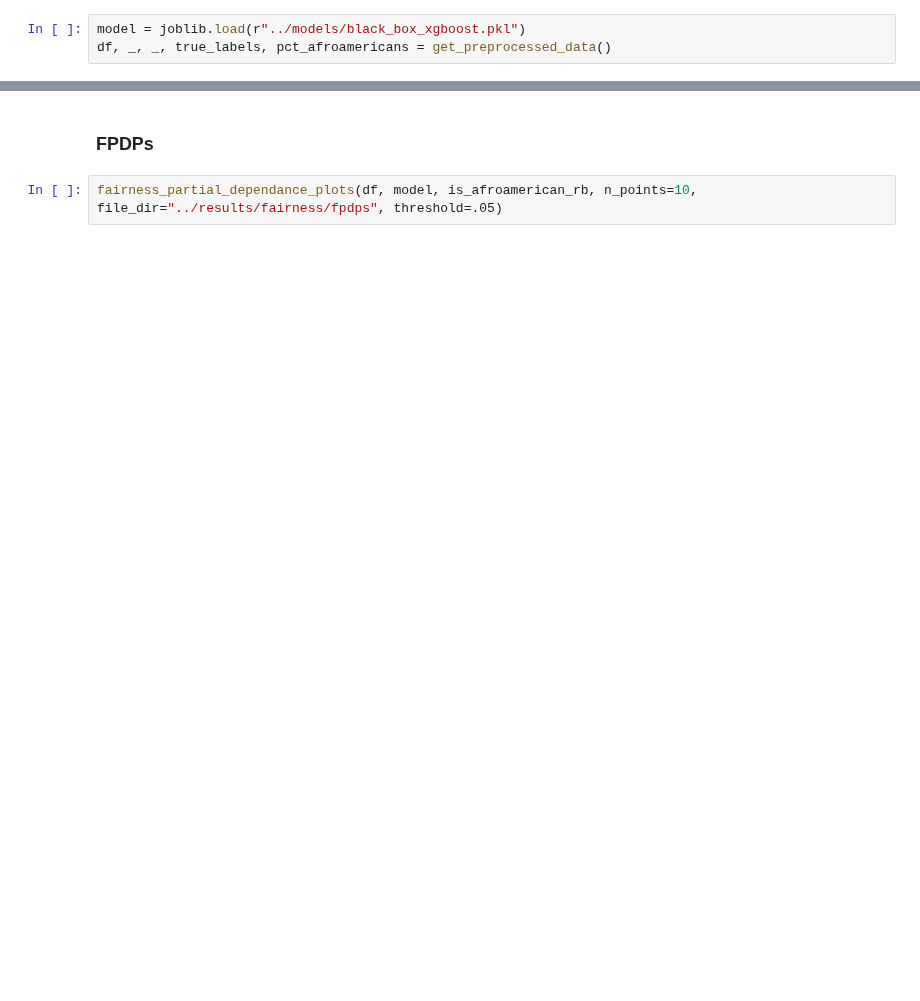
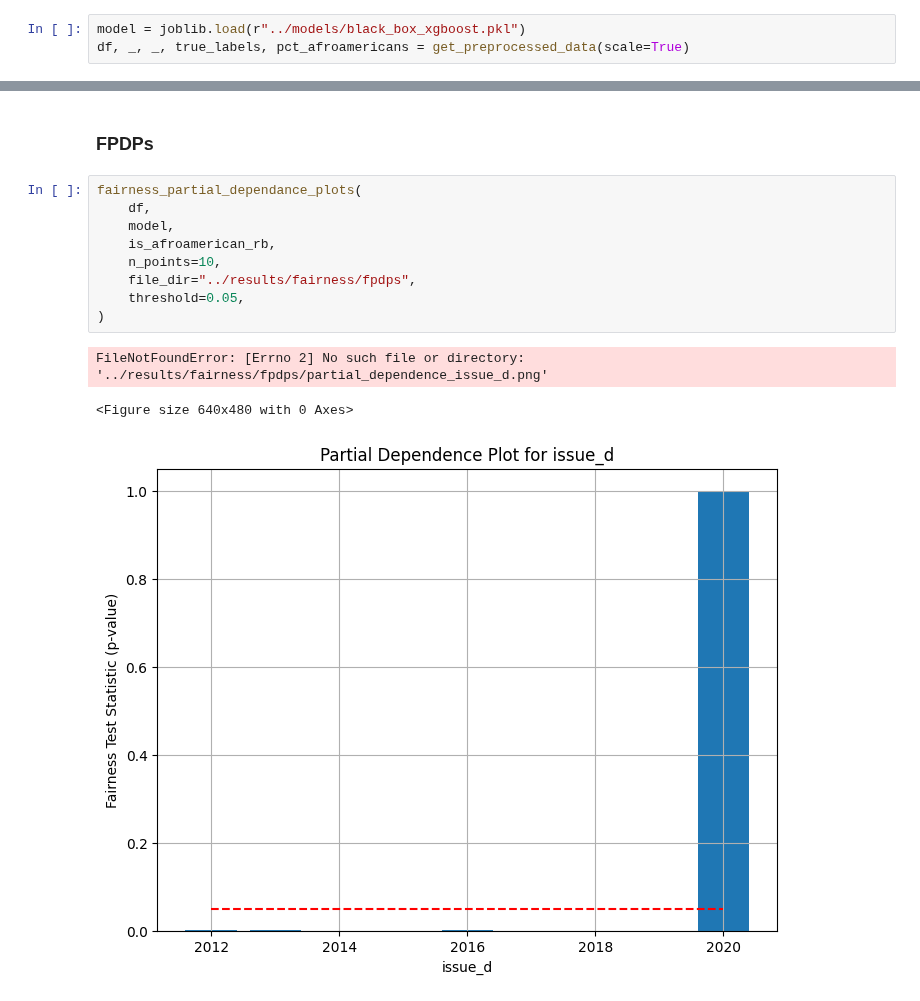
Before and after one commit to auggy-ntn/Interpretability-Stability-and-Fairness-project, a Jupyter notebook: notebooks/steps_9_10.ipynb, the cells around one changed output, grey strips where cells are left out. Cells and saved outputs as stored; diff of their text form; blank space fills up the shorter version.

Commit message:
Ran a few fpdp

```diff
--- a/notebooks/steps_9_10.ipynb
+++ b/notebooks/steps_9_10.ipynb
@@ -3,7 +4,7 @@ import joblib
 from src.preprocessing import get_preprocessed_data
 # %%
 model = joblib.load(r"../models/black_box_xgboost.pkl")
-df, _, _, true_labels, pct_afroamericans = get_preprocessed_data()
+df, _, _, true_labels, pct_afroamericans = get_preprocessed_data(scale=True)
 # %% [markdown]
 ## Fairness
 # %% [markdown]
@@ -69,4 +70,15 @@ plt.show()
 # %% [markdown]
 ### FPDPs
 # %%
-fairness_partial_dependance_plots(df, model, is_afroamerican_rb, n_points=10, file_dir="../results/fairness/fpdps", threshold=.05)
+fairness_partial_dependance_plots(
+    df,
+    model,
+    is_afroamerican_rb,
+    n_points=10,
+    file_dir="../results/fairness/fpdps",
+    threshold=0.05,
+)
+# %% [output]
+FileNotFoundError: [Errno 2] No such file or directory: '../results/fairness/fpdps/partial_dependence_issue_d.png'
+<Figure size 640x480 with 0 Axes>
+[figure, added]
```
Also changed, not shown: parts of 7 cells of this notebook, 24 other files.
